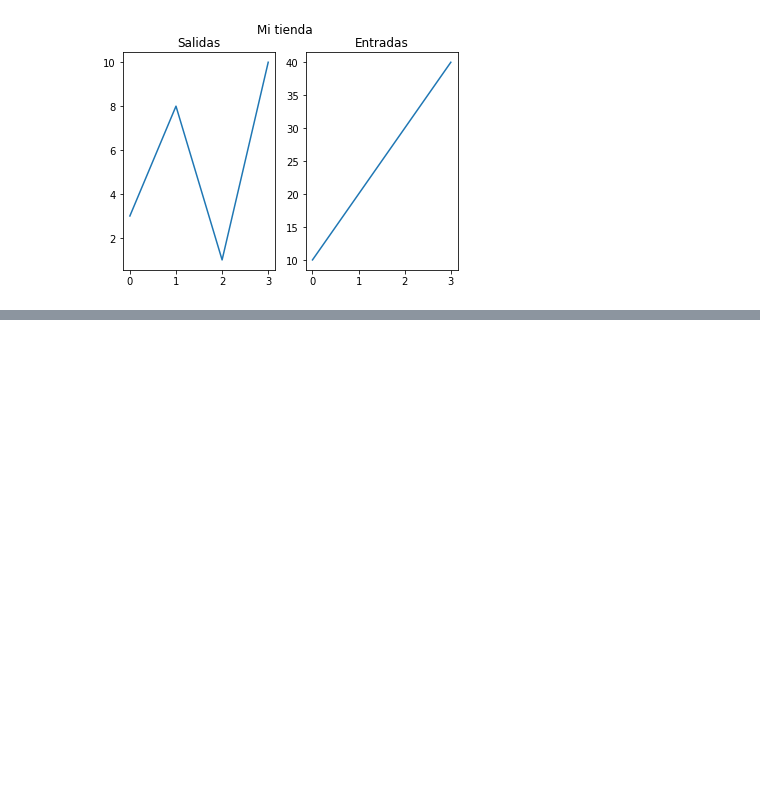
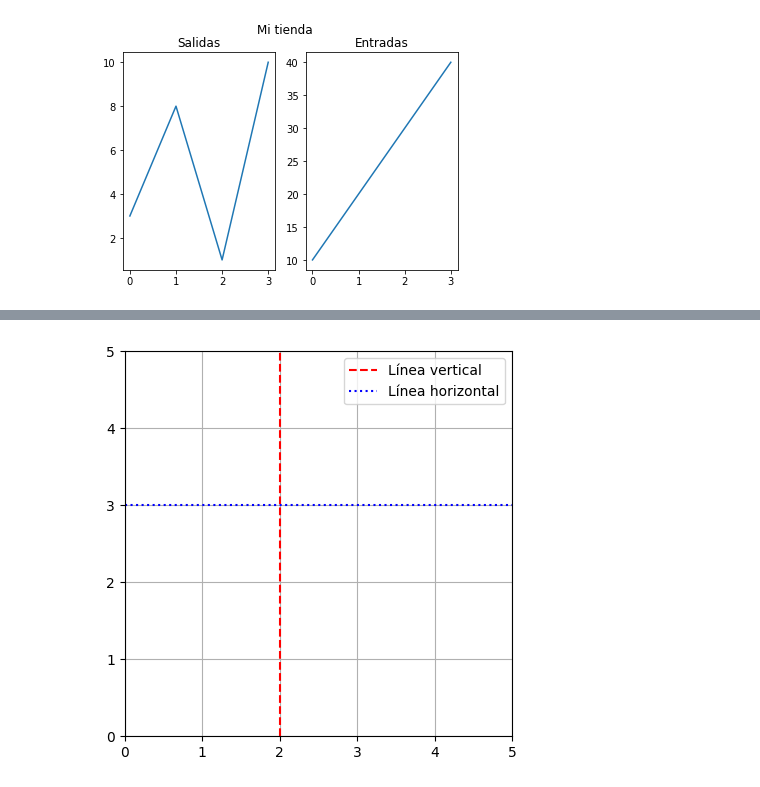
Before and after one commit to mike1502/THC, a Jupyter notebook: Python/NivelIntermedio/Modulos_Y_Bibliotecas/matplotlib.ipynb, the cells around one changed output, grey strips where cells are left out. Saved outputs shown, nothing was run; the diff lists cells and outputs as text; code cells hidden in the pictures; blank space fills up the shorter version.

```diff
--- a/Python/NivelIntermedio/Modulos_Y_Bibliotecas/matplotlib.ipynb
+++ b/Python/NivelIntermedio/Modulos_Y_Bibliotecas/matplotlib.ipynb
@@ -762,0 +770,15 @@ plt.show()
+# %%
+import matplotlib.pyplot as plt
+
+plt.figure(figsize=(5,5))
+plt.axvline(x=2, color='red', linestyle='--', label='Línea vertical') # Línea vertical en x = 2
+plt.axhline(y=3, color='blue', linestyle=':', label='Línea horizontal') ## Línea horizontal en y = 3
+
+# Límites y leyenda
+plt.xlim(0,5)
+plt.ylim(0,5)
+plt.legend()
+plt.grid(True)
+plt.show()
+# %% [output]
+[figure, added]
```
Also changed, not shown: parts of 1 cell of this notebook.
